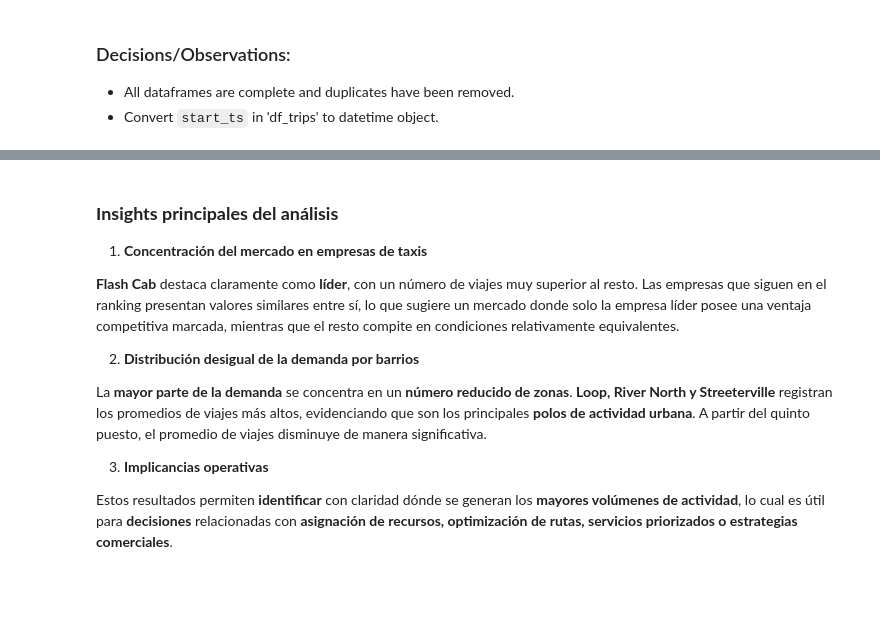
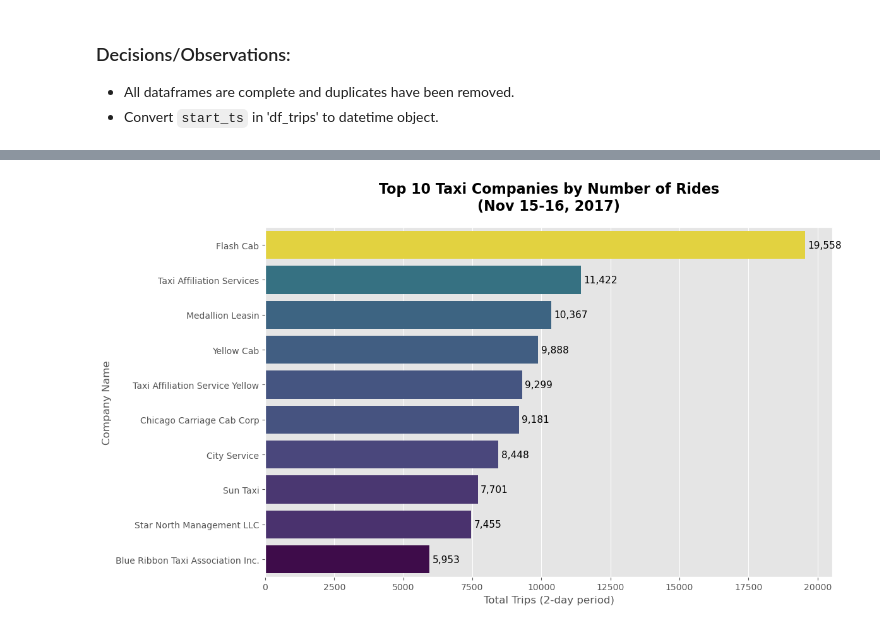
Before and after one commit to fiorellatrigo/chicago_taxi_market_analysis, a Jupyter notebook: notebooks/project.ipynb, the cells around one changed output, grey strips where cells are left out. Drawn from its saved outputs; the diff is of its cells as text; code cells hidden in the pictures; blank space fills up the shorter version.

```diff
--- a/notebooks/project.ipynb
+++ b/notebooks/project.ipynb
@@ -210,14 +155,29 @@ plt.show()
-# %% [markdown]
-### **Insights principales del análisis**
-
-1. **Concentración del mercado en empresas de taxis**
-
-**Flash Cab** destaca claramente como **líder**, con un número de viajes muy superior al resto. Las empresas que siguen en el ranking presentan valores similares entre sí, lo que sugiere un mercado donde solo la empresa líder posee una ventaja competitiva marcada, mientras que el resto compite en condiciones relativamente equivalentes.
-
-2. **Distribución desigual de la demanda por barrios**
-
-La **mayor parte de la demanda** se concentra en un **número reducido de zonas**. **Loop, River North y Streeterville** registran los promedios de viajes más altos, evidenciando que son los principales **polos de actividad urbana**. A partir del quinto puesto, el promedio de viajes disminuye de manera significativa.
-
-3. **Implicancias operativas**
-
-Estos resultados permiten **identificar** con claridad dónde se generan los **mayores volúmenes de actividad**, lo cual es útil para **decisiones** relacionadas con **asignación de recursos, optimización de rutas, servicios priorizados o estrategias comerciales**.
+# %%
+# Graphic 1: Top 10 Taxi Companies
+# Filtering the Top 10 companies
+top_10_companies = df_taxis.sort_values(by='trips_amount', ascending=False).head(10)
+
+# Setting up the visualization
+plt.figure(figsize=(12, 7))
+sns.barplot(
+    data=top_10_companies,
+    x='trips_amount',
+    y='company_name',
+    palette='viridis',
+    hue= 'trips_amount',
+    legend=False
+)
+
+# Adding labels and title
+plt.title('Top 10 Taxi Companies by Number of Rides\n(Nov 15-16, 2017)', fontsize=16, fontweight='bold', pad=20)
+plt.xlabel('Total Trips (2-day period)', fontsize=12)
+plt.ylabel('Company Name', fontsize=12)
+
+# Adding data labels for clarity
+for i, value in enumerate(top_10_companies['trips_amount']):
+    plt.text(value + 100, i, f'{int(value):,}', va='center', fontsize=11)
+
+plt.tight_layout()
+plt.show()
+# %% [output]
+[figure, added]
```
Also changed, not shown: parts of 24 cells of this notebook.
